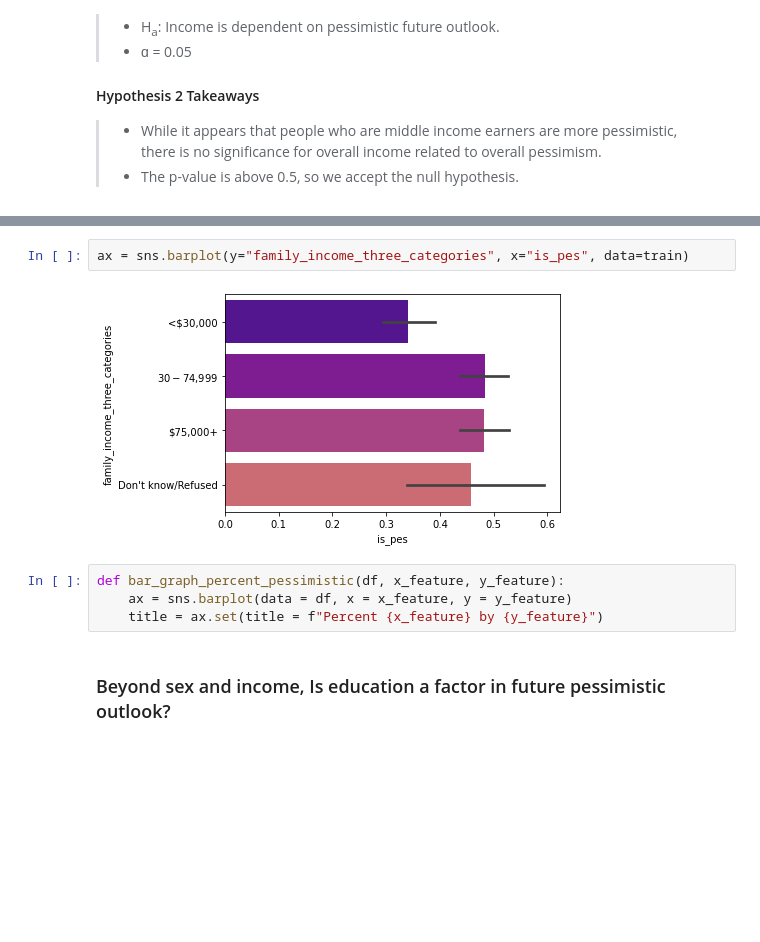
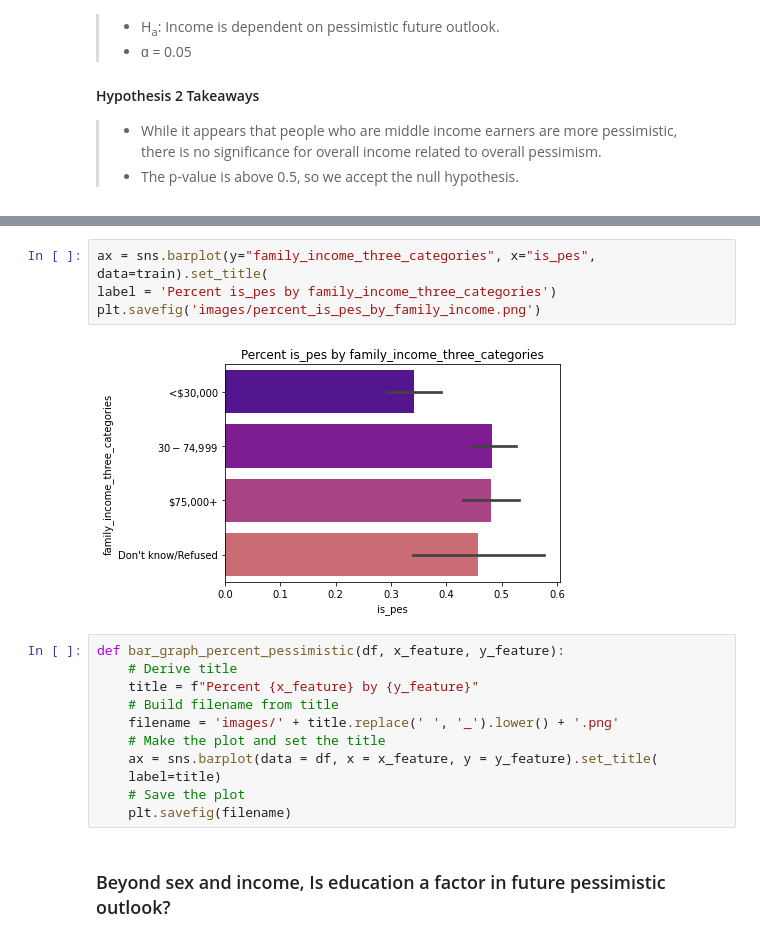
Before and after one commit to american-perspectives-capstone/american-attitudes, a Jupyter notebook: final_notebook.ipynb, the cells around one changed output, grey strips where cells are left out. Cells and saved outputs as stored; diff of their text form; blank space fills up the shorter version.

```diff
--- a/final_notebook.ipynb
+++ b/final_notebook.ipynb
@@ -763,11 +798,20 @@ plt.show()
 # %%
-ax = sns.barplot(y="family_income_three_categories", x="is_pes", data=train)
+ax = sns.barplot(y="family_income_three_categories", x="is_pes", data=train).set_title(
+label = 'Percent is_pes by family_income_three_categories')
+plt.savefig('images/percent_is_pes_by_family_income.png')
 # %% [output]
-[figure, old version]
+[figure, new version]
 # %%
 def bar_graph_percent_pessimistic(df, x_feature, y_feature):
-    ax = sns.barplot(data = df, x = x_feature, y = y_feature)
-    title = ax.set(title = f"Percent {x_feature} by {y_feature}")
+    # Derive title
+    title = f"Percent {x_feature} by {y_feature}"
+    # Build filename from title
+    filename = 'images/' + title.replace(' ', '_').lower() + '.png'
+    # Make the plot and set the title
+    ax = sns.barplot(data = df, x = x_feature, y = y_feature).set_title(
+    label=title)
+    # Save the plot
+    plt.savefig(filename)
 # %% [markdown]
 ### Beyond sex and income, Is education a factor in future pessimistic outlook?
 # %%
```
Also changed, not shown: parts of 22 cells of this notebook.
